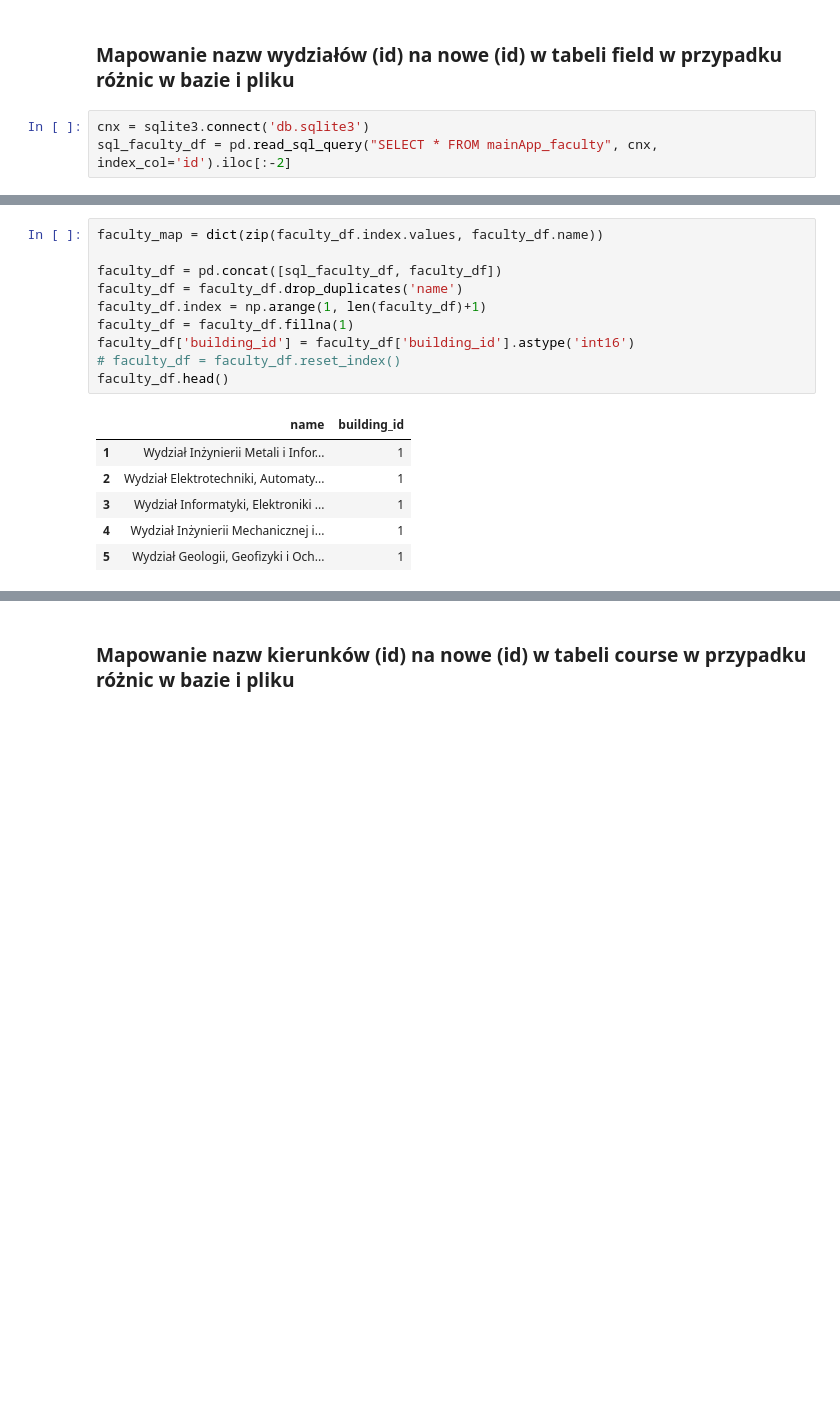
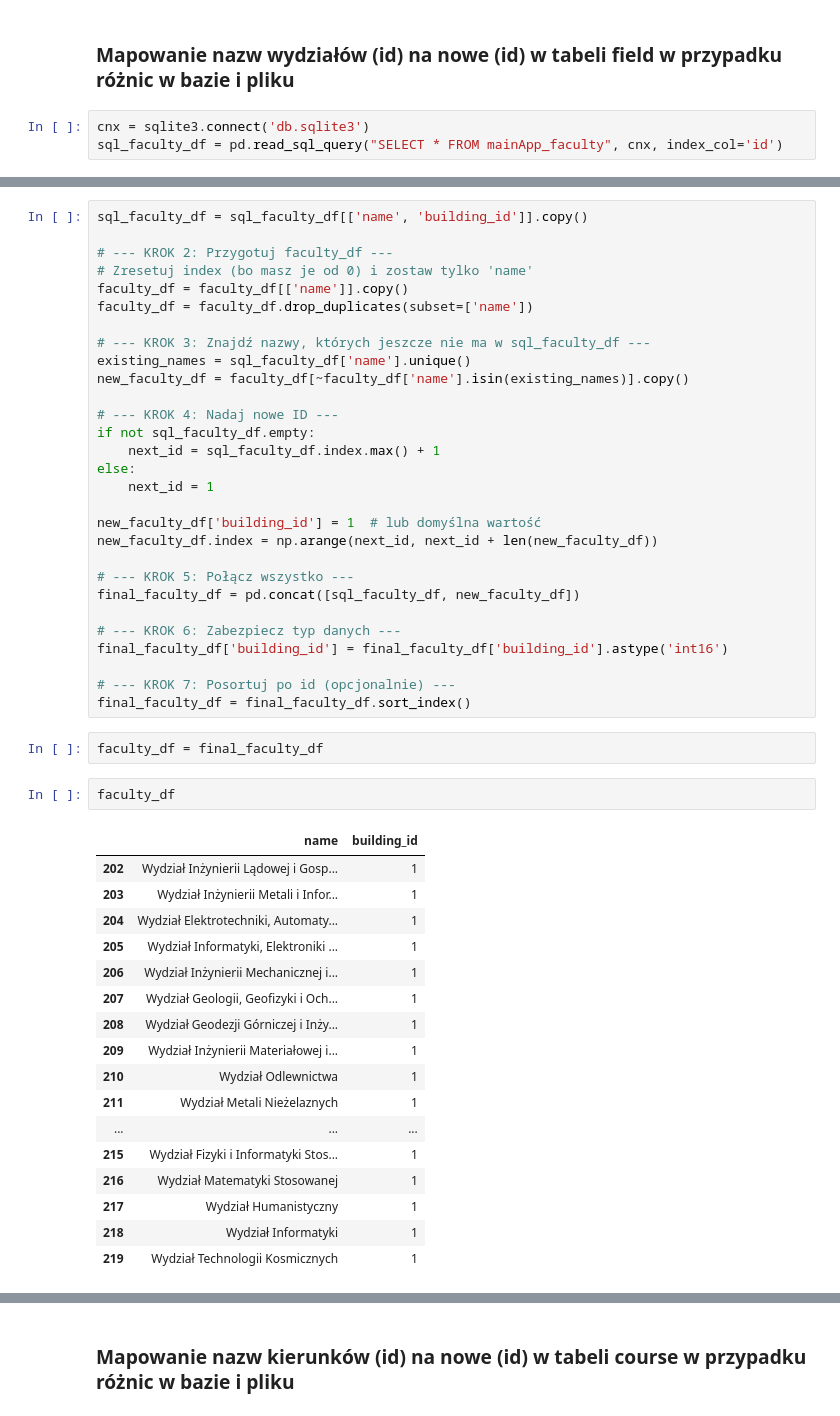
Before and after one commit to Julnowak/MiUn-Student-App, a Jupyter notebook: backend/concatenate_sylabus_data.ipynb, the cells around one changed output, grey strips where cells are left out. Drawn from its saved outputs; the diff is of its cells as text; blank space fills up the shorter version.

```diff
--- a/backend/concatenate_sylabus_data.ipynb
+++ b/backend/concatenate_sylabus_data.ipynb
@@ -50,4 +50,4 @@ course_df.head()
 ### Mapowanie nazw wydziałów (id) na nowe (id) w tabeli field w przypadku różnic w bazie i pliku
 # %%
 cnx = sqlite3.connect('db.sqlite3')
-sql_faculty_df = pd.read_sql_query("SELECT * FROM mainApp_faculty", cnx, index_col='id').iloc[:-2]
+sql_faculty_df = pd.read_sql_query("SELECT * FROM mainApp_faculty", cnx, index_col='id')
@@ -54,17 +77,51 @@ sql_faculty_df = pd.read_sql_query("SELECT * FROM mainApp_faculty", cnx, index_c
+# %%
+sql_faculty_df = sql_faculty_df[['name', 'building_id']].copy()
+
+# --- KROK 2: Przygotuj faculty_df ---
+# Zresetuj index (bo masz je od 0) i zostaw tylko 'name'
+faculty_df = faculty_df[['name']].copy()
+faculty_df = faculty_df.drop_duplicates(subset=['name'])
+
+# --- KROK 3: Znajdź nazwy, których jeszcze nie ma w sql_faculty_df ---
+existing_names = sql_faculty_df['name'].unique()
+new_faculty_df = faculty_df[~faculty_df['name'].isin(existing_names)].copy()
+
+# --- KROK 4: Nadaj nowe ID ---
+if not sql_faculty_df.empty:
+    next_id = sql_faculty_df.index.max() + 1
+else:
+    next_id = 1
+
+new_faculty_df['building_id'] = 1  # lub domyślna wartość
+new_faculty_df.index = np.arange(next_id, next_id + len(new_faculty_df))
+
+# --- KROK 5: Połącz wszystko ---
+final_faculty_df = pd.concat([sql_faculty_df, new_faculty_df])
+
+# --- KROK 6: Zabezpiecz typ danych ---
+final_faculty_df['building_id'] = final_faculty_df['building_id'].astype('int16')
+
+# --- KROK 7: Posortuj po id (opcjonalnie) ---
+final_faculty_df = final_faculty_df.sort_index()
+# %%
+faculty_df = final_faculty_df
 # %%
-faculty_map = dict(zip(faculty_df.index.values, faculty_df.name))
-
-faculty_df = pd.concat([sql_faculty_df, faculty_df])
-faculty_df = faculty_df.drop_duplicates('name')
-faculty_df.index = np.arange(1, len(faculty_df)+1)
-faculty_df = faculty_df.fillna(1)
-faculty_df['building_id'] = faculty_df['building_id'].astype('int16')
-# faculty_df = faculty_df.reset_index()
-faculty_df.head()
+faculty_df
 # %% [output]
 |  | name | building_id |
-| 1 | Wydział Inżynierii Metali i Infor... | 1 |
-| 2 | Wydział Elektrotechniki, Automaty... | 1 |
-| 3 | Wydział Informatyki, Elektroniki ... | 1 |
-| 4 | Wydział Inżynierii Mechanicznej i... | 1 |
-| 5 | Wydział Geologii, Geofizyki i Och... | 1 |
+| 202 | Wydział Inżynierii Lądowej i Gosp... | 1 |
+| 203 | Wydział Inżynierii Metali i Infor... | 1 |
+| 204 | Wydział Elektrotechniki, Automaty... | 1 |
+| 205 | Wydział Informatyki, Elektroniki ... | 1 |
+| 206 | Wydział Inżynierii Mechanicznej i... | 1 |
+| 207 | Wydział Geologii, Geofizyki i Och... | 1 |
+| 208 | Wydział Geodezji Górniczej i Inży... | 1 |
+| 209 | Wydział Inżynierii Materiałowej i... | 1 |
+| 210 | Wydział Odlewnictwa | 1 |
+| 211 | Wydział Metali Nieżelaznych | 1 |
+| ... | ... | ... |
+| 215 | Wydział Fizyki i Informatyki Stos... | 1 |
+| 216 | Wydział Matematyki Stosowanej | 1 |
+| 217 | Wydział Humanistyczny | 1 |
+| 218 | Wydział Informatyki | 1 |
+| 219 | Wydział Technologii Kosmicznych | 1 |
```
Also changed, not shown: parts of 32 cells of this notebook.
